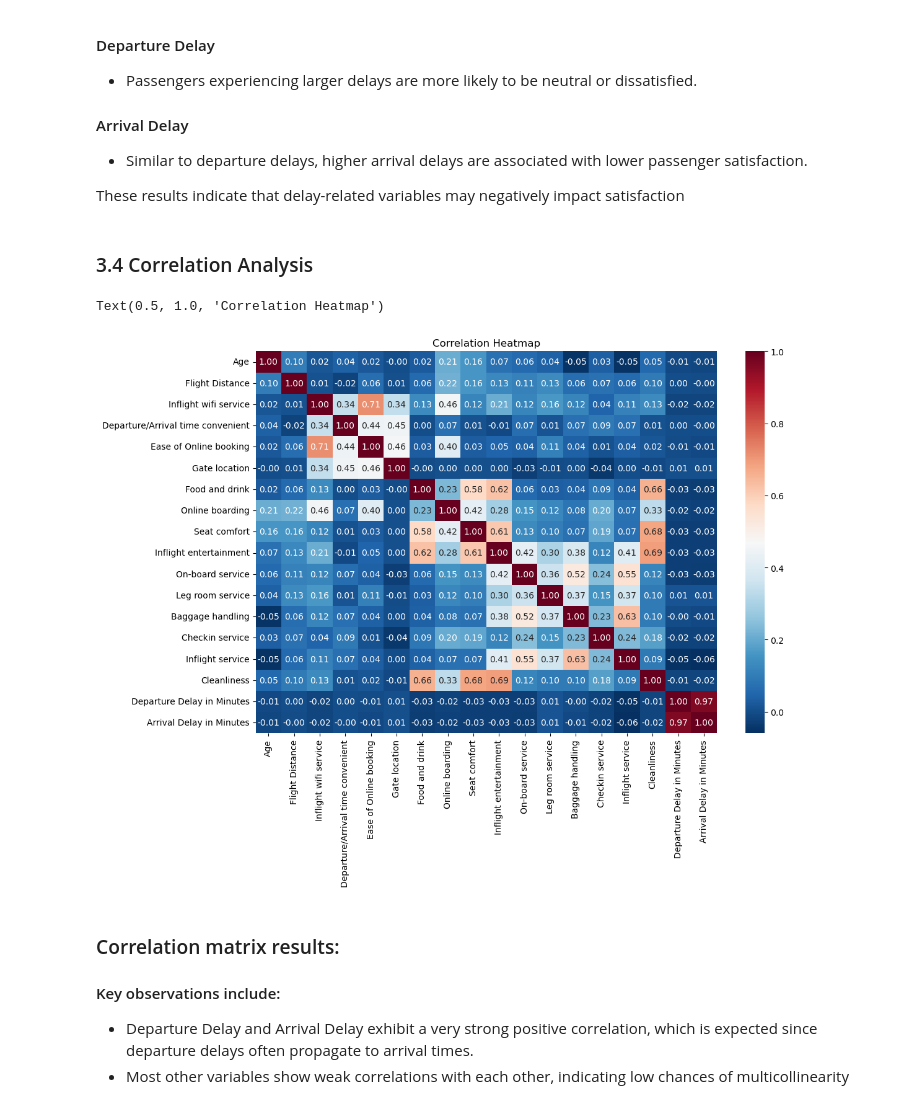
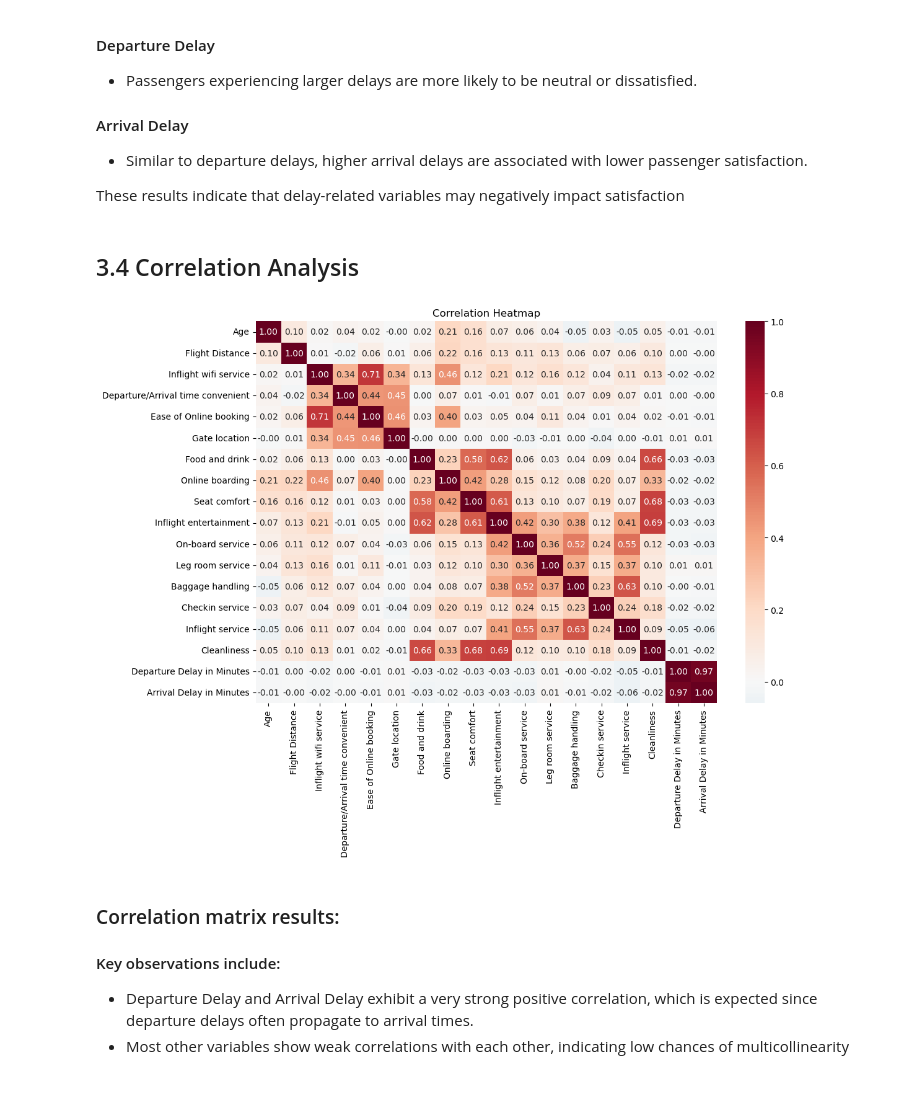
Before and after one commit to JuneHenia/Airline-Satisfaction-Prediction, a Jupyter notebook: Final project ML.ipynb, the cells around one changed output. Drawn from its saved outputs; the diff is of its cells as text; code cells hidden in the pictures.

```diff
--- a/Final project ML.ipynb
+++ b/Final project ML.ipynb
@@ -431,16 +432,16 @@ plt.show()
 
 These results indicate that delay-related variables may negatively impact satisfaction
 # %% [markdown]
-### 3.4 Correlation Analysis
+## 3.4 Correlation Analysis
 # %%
-corr_matrix = airline_df.corr(numeric_only=True)
+corr_matrix = airline_df.corr(numeric_only = True)
 
 plt.figure(figsize = (12,8))
-sns.heatmap(corr_matrix, annot = True, cmap = "RdBu_r", fmt = ".2f")
+sns.heatmap(corr_matrix, annot = True, cmap = "RdBu_r", fmt = ".2f", center = 0)
 plt.title("Correlation Heatmap")
+plt.show()
 # %% [output]
-Text(0.5, 1.0, 'Correlation Heatmap')
-[figure, old version]
+[figure, new version]
 # %% [markdown]
 ### Correlation matrix results:
 
```
Also changed, not shown: parts of 31 cells of this notebook.
